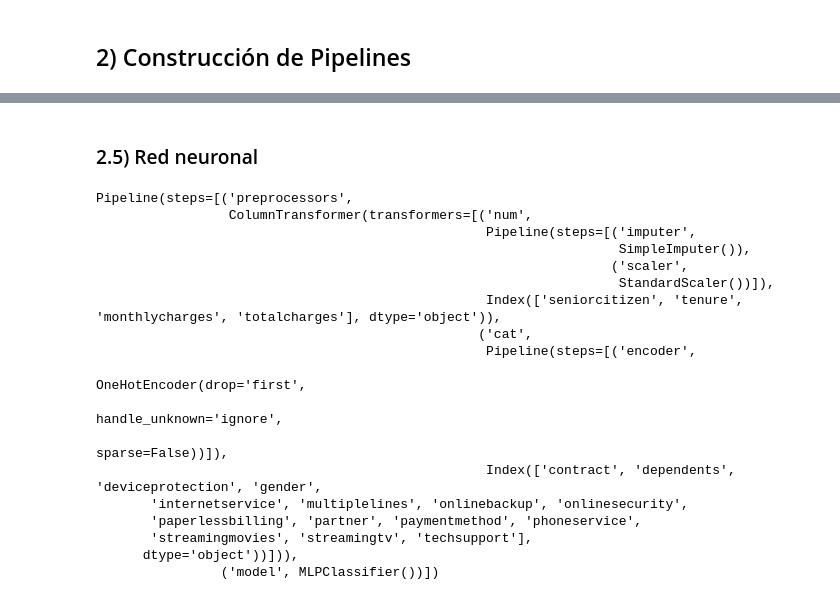
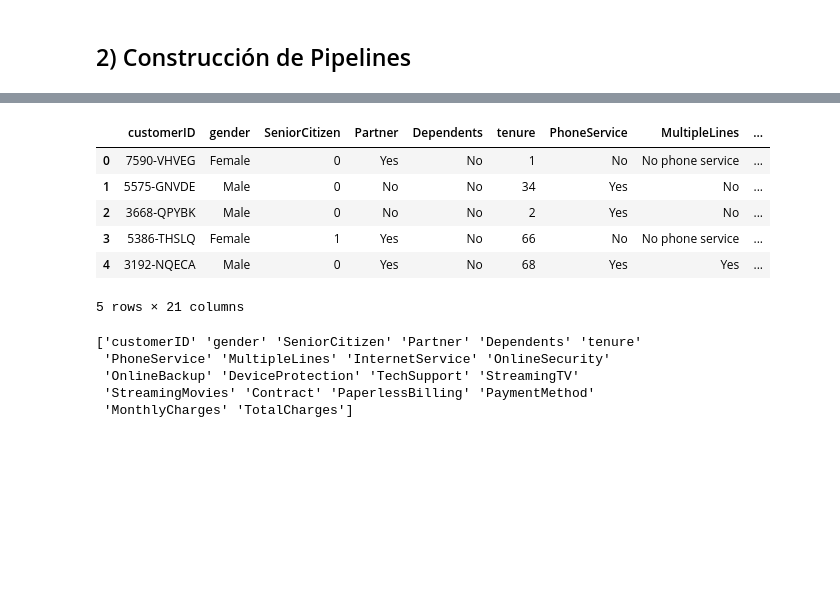
Before and after one commit to fcochaux/MINE-4101_Taller_4, a Jupyter notebook: MINE_4101_Taller_4.ipynb, the cells around one changed output, grey strips where cells are left out. Drawn from its saved outputs; the diff is of its cells as text; code cells hidden in the pictures; blank space fills up the shorter version.

```diff
--- a/MINE_4101_Taller_4.ipynb
+++ b/MINE_4101_Taller_4.ipynb
@@ -237,3 +344,2 @@ Lectura del conjunto de datos:
 # %%
-df = pd.read_json('/content/MINE-4101_Taller_4/datos/DataSet_Entrenamiento_v1.json')
-df.columns = df.columns.str.lower()
+df_preprocessing = pd.read_json('/content/MINE-4101_Taller_4/datos/DataSet_Entrenamiento_v1.json')
@@ -386,28 +346,10 @@ Pipeline(steps=[('preprocessors',
-# %% [markdown]
-### 2.5) Red neuronal
-# %%
-pipe5 = Pipeline([
-    ('preprocessors', preprocesadores),
-    ('model', MLPClassifier())
-])
-
-pipe5.fit(x_entrenamiento, y_entrenamiento)
-# %% [output]
-Pipeline(steps=[('preprocessors',
-                 ColumnTransformer(transformers=[('num',
-                                                  Pipeline(steps=[('imputer',
-                                                                   SimpleImputer()),
-                                                                  ('scaler',
-                                                                   StandardScaler())]),
-                                                  Index(['seniorcitizen', 'tenure', 'monthlycharges', 'totalcharges'], dtype='object')),
-                                                 ('cat',
-                                                  Pipeline(steps=[('encoder',
-                                                                   OneHotEncoder(drop='first',
-                                                                                 handle_unknown='ignore',
-                                                                                 sparse=False))]),
-                                                  Index(['contract', 'dependents', 'deviceprotection', 'gender',
-       'internetservice', 'multiplelines', 'onlinebackup', 'onlinesecurity',
-       'paperlessbilling', 'partner', 'paymentmethod', 'phoneservice',
-       'streamingmovies', 'streamingtv', 'techsupport'],
-      dtype='object'))])),
-                ('model', MLPClassifier())])
+# %%
+df_preprocessing.head()
+# %% [output]
+|  | customerID | gender | SeniorCitizen | Partner | Dependents | tenure | PhoneService | MultipleLines | ... |
+| 0 | 7590-VHVEG | Female | 0 | Yes | No | 1 | No | No phone service | ... |
+| 1 | 5575-GNVDE | Male | 0 | No | No | 34 | Yes | No | ... |
+| 2 | 3668-QPYBK | Male | 0 | No | No | 2 | Yes | No | ... |
+| 3 | 5386-THSLQ | Female | 1 | Yes | No | 66 | No | No phone service | ... |
+| 4 | 3192-NQECA | Male | 0 | Yes | No | 68 | Yes | Yes | ... |
+5 rows × 21 columns
@@ -413,0 +393,11 @@ Pipeline(steps=[('preprocessors',
+# %%
+features2 = list(df_preprocessing.columns)
+features2 = features2[:-1]
+features = np.array(features2)
+print(features)
+# %% [output]
+['customerID' 'gender' 'SeniorCitizen' 'Partner' 'Dependents' 'tenure'
+ 'PhoneService' 'MultipleLines' 'InternetService' 'OnlineSecurity'
+ 'OnlineBackup' 'DeviceProtection' 'TechSupport' 'StreamingTV'
+ 'StreamingMovies' 'Contract' 'PaperlessBilling' 'PaymentMethod'
+ 'MonthlyCharges' 'TotalCharges']
```
Also changed, not shown: parts of 41 cells of this notebook.
